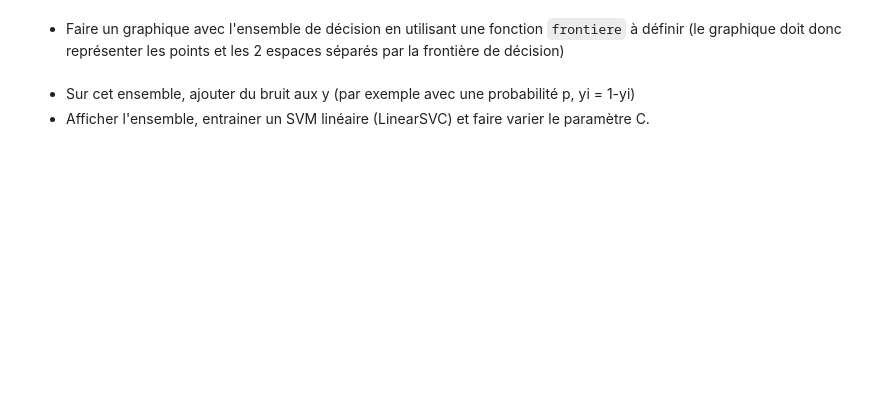
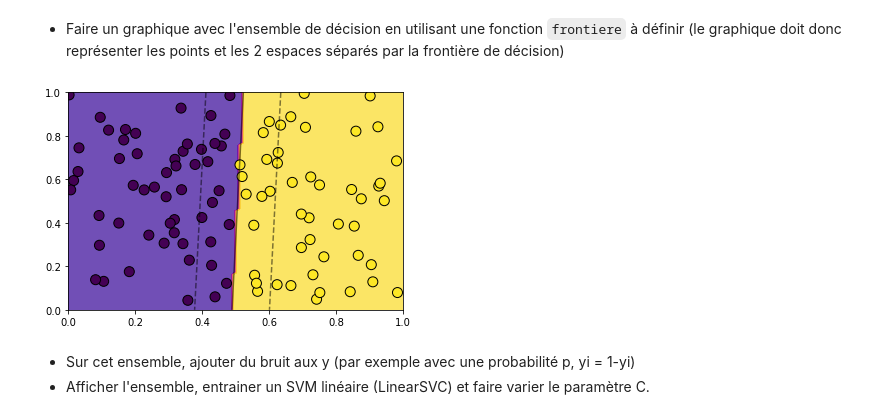
Before and after one commit to louiskuhn/IA-P2-Euskadi, a Jupyter notebook: Ressources/Machine Learning/SVM/1. Les SVM_exo1.ipynb, the cells around one changed output. Saved outputs shown, nothing was run; the diff lists cells and outputs as text; code cells hidden in the pictures; blank space fills up the shorter version.

```diff
--- a/Ressources/Machine Learning/SVM/1. Les SVM_exo1.ipynb
+++ b/Ressources/Machine Learning/SVM/1. Les SVM_exo1.ipynb
@@ -11,2 +21,7 @@ import matplotlib.pyplot as plt
 # %% [markdown]
 - Entrainer un classifieur SVM linéaire (LinearSVC) et calculer l'accuracy
+# %%
+from sklearn.svm import LinearSVC
+svc = LinearSVC()
+svc.fit(X,y)
+print(f'{svc.score(X,y)=}')
@@ -13,2 +30,7 @@ import matplotlib.pyplot as plt
 # %% [markdown]
 - Faire varier le paramètre C pour voir son effet sur le modèle
+# %%
+for C in [10**k for k in range(-4,3)]:
+    svc = LinearSVC(C=C, max_iter=10000)
+    svc.fit(X,y)
+    print(f'pour {C=} on a {svc.score(X,y)=}')
@@ -15,5 +45,15 @@ import matplotlib.pyplot as plt
 # %% [markdown]
 - Faire un graphique avec l'ensemble de décision en utilisant une fonction `frontiere` à définir (le graphique doit donc représenter les points et les 2 espaces séparés par la frontière de décision)
+# %%
+from utils import frontiere
+
+svc = LinearSVC(C=10)
+svc.fit(X,y)
+
+frontiere(svc, supp_vect=False)
+plt.scatter(X[:,0], X[:,1], c=y, s=100, edgecolor='black');
+# %% [output]
+[figure, added]
 # %% [markdown]
 - Sur cet ensemble, ajouter du bruit aux y (par exemple avec une probabilité p, yi = 1-yi)
 - Afficher l'ensemble, entrainer un SVM linéaire (LinearSVC) et faire varier le paramètre C.
```
Also changed, not shown: parts of 5 cells of this notebook, 1 other file.
